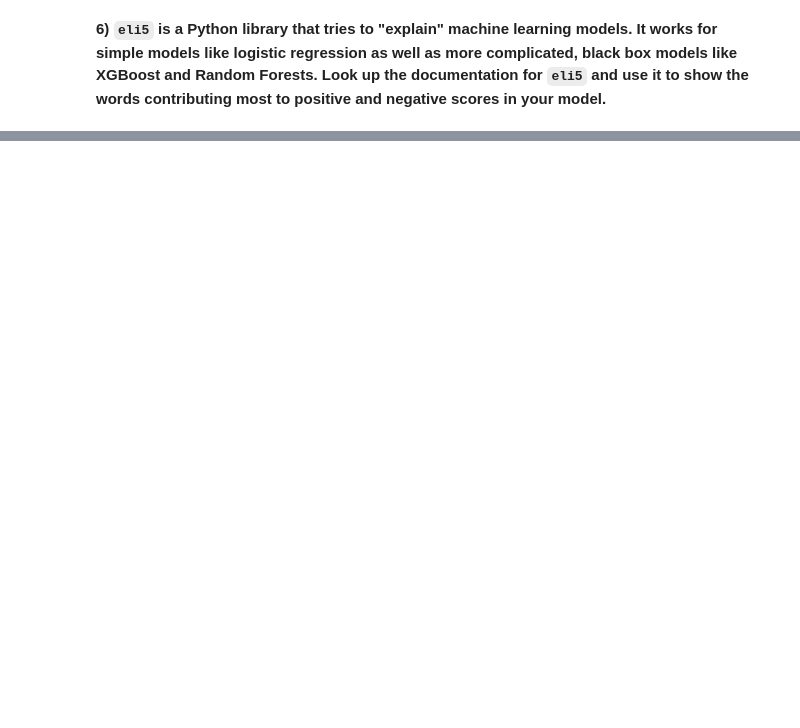
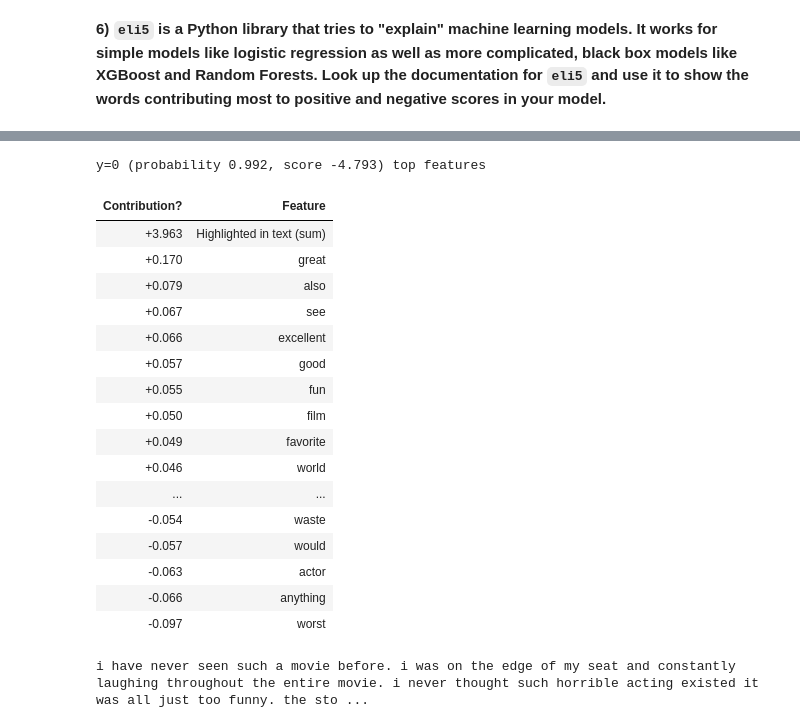
Before and after one commit to DotBion/techgb2336-dataSciBiz, a Jupyter notebook: Copy_of_HW4.ipynb, the cells around one changed output, grey strips where cells are left out. Drawn from its saved outputs; the diff is of its cells as text; code cells hidden in the pictures; blank space fills up the shorter version.

```diff
--- a/Copy_of_HW4.ipynb
+++ b/Copy_of_HW4.ipynb
@@ -97,7 +102,12 @@ X_train, X_test, y_train, y_test = train_test_split(
 )
 
 # Initialize and fit TF-IDF vectorizer to the training data
-vectorizer = TfidfVectorizer()
+#vectorizer = TfidfVectorizer()
+
+# vectorizer = TfidfVectorizer(max_features=5000, stop_words='english', ngram_range=(1, 2), min_df=5, max_df=0.7, use_idf=True, smooth_idf=True)
+# the max_df is key here to avoid words like "state, government, tax, etc that appear in many speeches"
+vectorizer = TfidfVectorizer(max_df=0.7,min_df=2,ngram_range=(1,2)) # these values are important!
+#vectorizer = TfidfVectorizer() #gives a better auc score than the previous ones in logreg
 X_train_vec = vectorizer.fit_transform(X_train)
 
 # Transform the test data using the fitted vectorizer
@@ -141,9 +159,9 @@ XGBoost AUC: 0.9295540481483593
 **4) Find the P(label=1) for all cases in the test set.  Identify the review in the test set which has the _lowest_ probability of being a good review BUT has label=1 (good).  This is an error!  Print the complete original review text for this error.  Do you think this is actually a good or bad review?  Do you think this error is due to an error in the labelling (y_test) or a problem with the model?  Explain.**
 # %%
 
-# Assuming y_pred_prob contains probabilities from the better performing model (e.g., XGBoost if it has a better AUC)
-min_prob_idx = np.argmin(y_pred_prob_xgb[y_test == 1])
-min_prob = y_pred_prob_xgb[y_test == 1][min_prob_idx]
+# Assuming y_pred_prob contains probabilities from the better performing model here Logistic Regression
+min_prob_idx = np.argmin(y_pred_prob[y_test == 1])
+min_prob = y_pred_prob[y_test == 1][min_prob_idx]
 error_review_index = y_test[y_test == 1].index[min_prob_idx]
 error_review_original = df['text'][error_review_index]
 
@@ -152,16 +170,11 @@ print(f"Probability: {min_prob}")
 print(f"Original review text:\n{error_review_original}")
 
 print("\nIs this actually a good or bad review?")
-#  (Your subjective opinion based on reading the review)
-# Example:
-print("Based on the review, I think it is (good/bad).")  # Replace (good/bad) with your assessment
-
+print("It is a bad review. The movie is trash but the reviewer glorifies the trash movie in ways like praising every other bad movies and having fun criticizing every scene, and the reason for giving it a score of 10 is not that it is good but the worst one could ever watch!")
 
 print("\nIs this error due to a labeling error or a problem with the model?")
-# (Your explanation of the potential source of the error)
-# Example:
-print("The error seems to be due to a potential labeling issue. While the model assigns a very low probability to this review, ")
-print("the review itself, however, expresses some positive sentiments, but may be expressed less strongly, with other more negative aspects presented.")
+
+print("The error is due to a potential labeling issue.")
 print("The human labeler might have interpreted a slight positive aspect as a good review, while the model might be more sensitive to the subtle nuances and negative cues present in the review.")
 # %% [output]
 Review with lowest probability of being good (but labeled good):
@@ -262,0 +276,22 @@ Successfully installed eli5-0.16.0
+# %%
+eli5.show_prediction(xgb_model, doc=error_review_original, vec=vectorizer)
+# %% [output]
+y=0 (probability 0.992, score -4.793) top features
+| Contribution? | Feature |
+| +3.963 | Highlighted in text (sum) |
+| +0.170 | great |
+| +0.079 | also |
+| +0.067 | see |
+| +0.066 | excellent |
+| +0.057 | good |
+| +0.055 | fun |
+| +0.050 | film |
+| +0.049 | favorite |
+| +0.046 | world |
+| ... | ... |
+| -0.054 | waste |
+| -0.057 | would |
+| -0.063 | actor |
+| -0.066 | anything |
+| -0.097 | worst |
+i have never seen such a movie before. i was on the edge of my seat and constantly laughing throughout the entire movie. i never thought such horrible acting existed it was all just too funny. the sto ...
```
Also changed, not shown: parts of 14 cells of this notebook.
